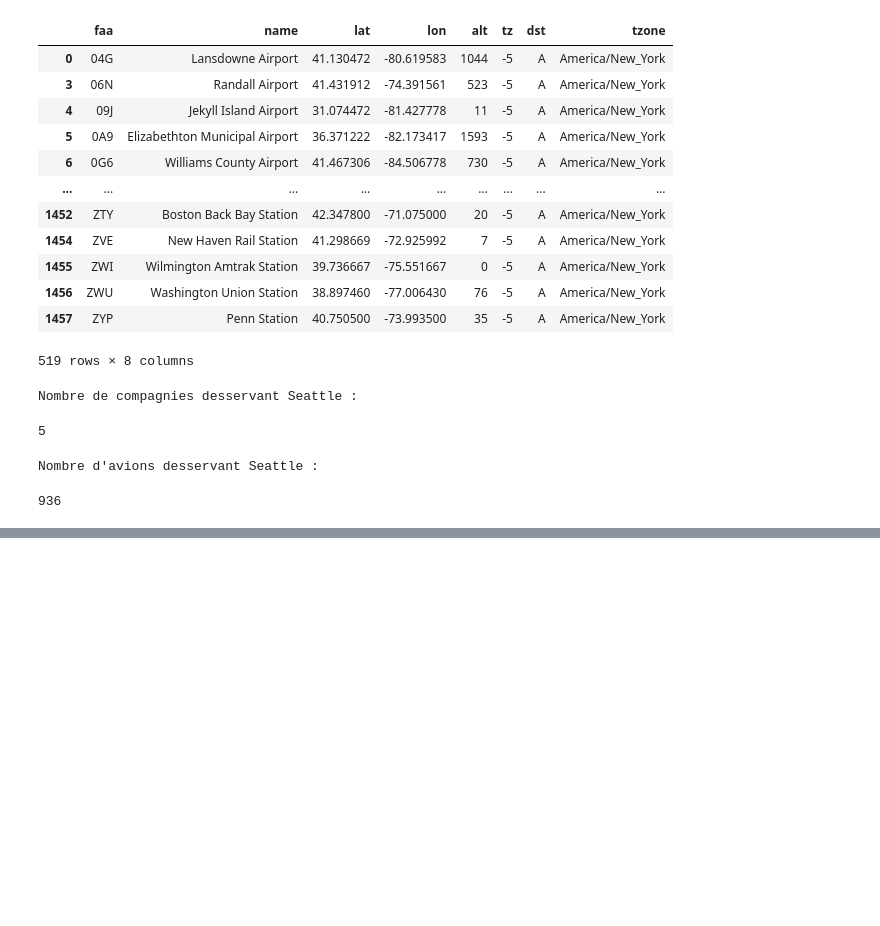
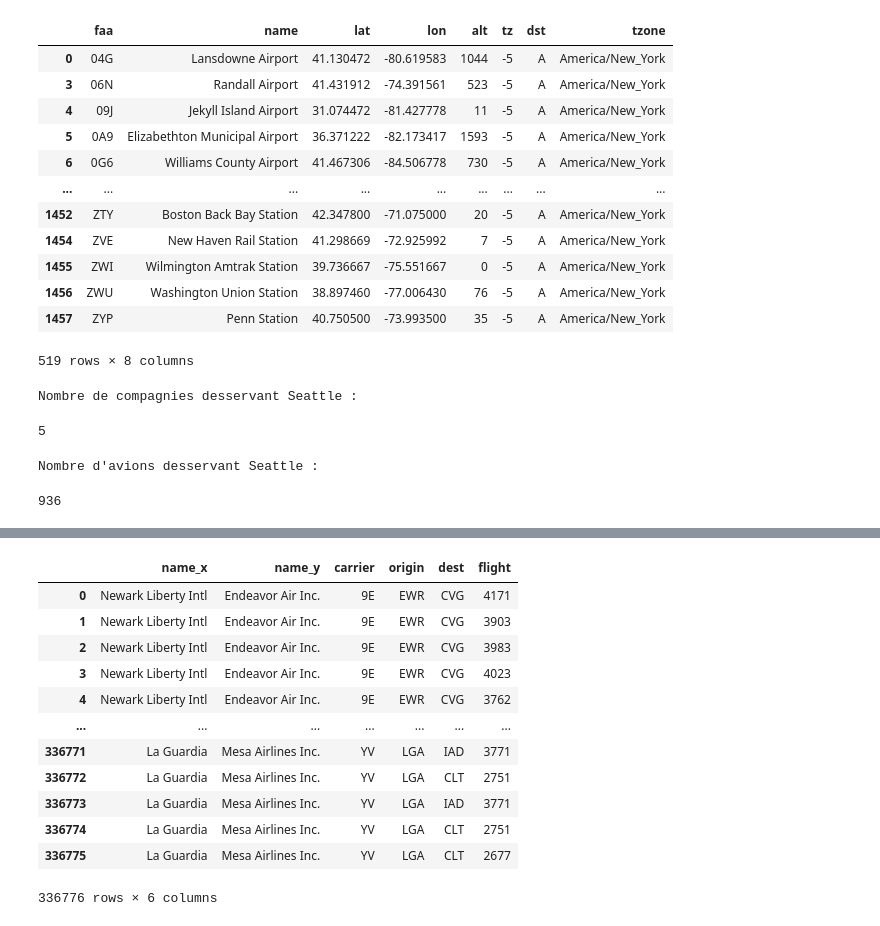
Before and after one commit to GeoDaz/air-traffic, a Jupyter notebook: pandas.ipynb, the cells around one changed output, grey strips where cells are left out. Drawn from its saved outputs; the diff is of its cells as text; code cells hidden in the pictures; blank space fills up the shorter version.

```diff
--- a/pandas.ipynb
+++ b/pandas.ipynb
@@ -386,0 +441,17 @@ flights_by_dest
+# %%
+merge_name_origin = airports[['name', 'faa']].merge( merge_name_carrier, left_on='faa', right_on='origin').drop('faa', 1)
+merge_name_origin.rename(columns={"name": "airport_origin"})
+# %% [output]
+|  | name_x | name_y | carrier | origin | dest | flight |
+| 0 | Newark Liberty Intl | Endeavor Air Inc. | 9E | EWR | CVG | 4171 |
+| 1 | Newark Liberty Intl | Endeavor Air Inc. | 9E | EWR | CVG | 3903 |
+| 2 | Newark Liberty Intl | Endeavor Air Inc. | 9E | EWR | CVG | 3983 |
+| 3 | Newark Liberty Intl | Endeavor Air Inc. | 9E | EWR | CVG | 4023 |
+| 4 | Newark Liberty Intl | Endeavor Air Inc. | 9E | EWR | CVG | 3762 |
+| ... | ... | ... | ... | ... | ... | ... |
+| 336771 | La Guardia | Mesa Airlines Inc. | YV | LGA | IAD | 3771 |
+| 336772 | La Guardia | Mesa Airlines Inc. | YV | LGA | CLT | 2751 |
+| 336773 | La Guardia | Mesa Airlines Inc. | YV | LGA | IAD | 3771 |
+| 336774 | La Guardia | Mesa Airlines Inc. | YV | LGA | CLT | 2751 |
+| 336775 | La Guardia | Mesa Airlines Inc. | YV | LGA | CLT | 2677 |
+336776 rows × 6 columns
```
Also changed, not shown: parts of 10 cells of this notebook.
